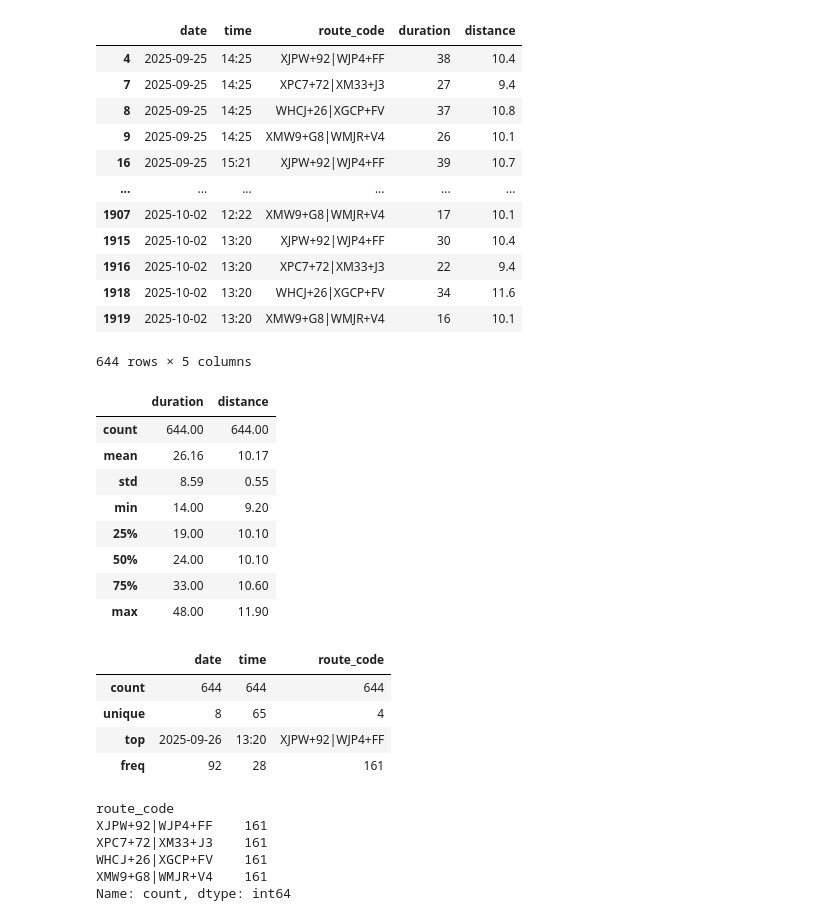
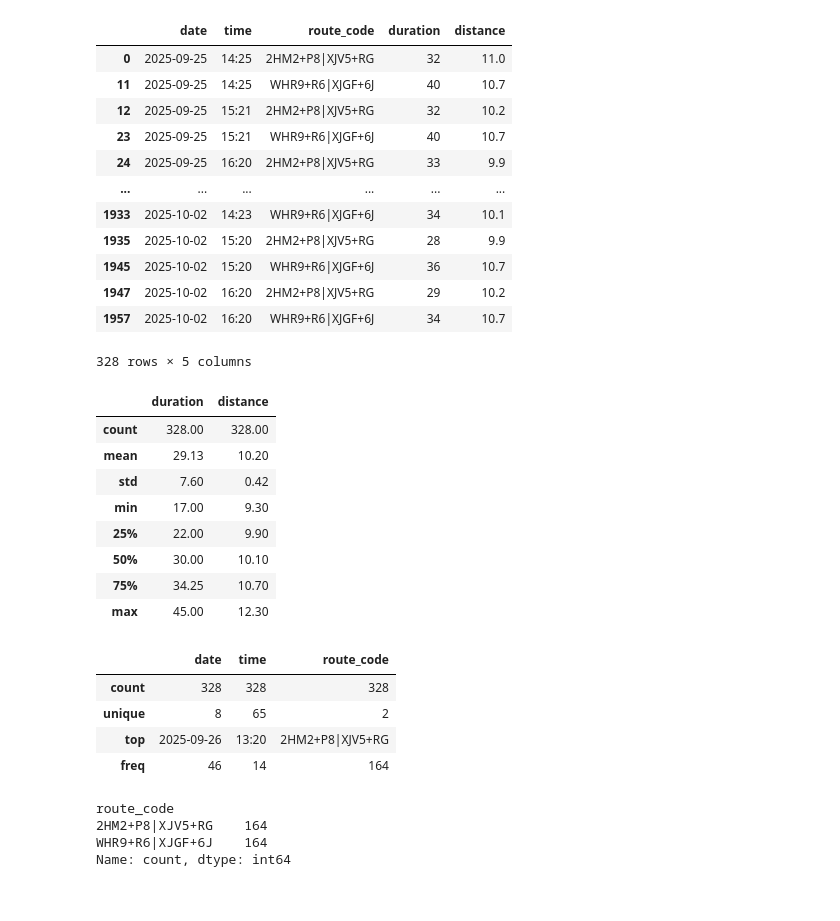
Before and after one commit to thecont1/blr-traffic-monitor, a Jupyter notebook: traffic_visual.ipynb, the cells around one changed output. Saved outputs shown, nothing was run; the diff lists cells and outputs as text; code cells hidden in the pictures.

```diff
--- a/traffic_visual.ipynb
+++ b/traffic_visual.ipynb
@@ -8,65 +9,63 @@ import seaborn as sns
 # %%
 routes_df = pd.DataFrame({
     "route_code": [
-#        "2HM2+P8|XJV5+RG",     # Jaya Prakash Narayana Park -> Coles Park, Fraser Town
+        "2HM2+P8|XJV5+RG",     # Jaya Prakash Narayana Park -> Coles Park, Fraser Town
 #        "VJRQ+2M|RMJJ+F4",     # Kudlu Gate Metro Station -> Biocon Campus
 #        "WH5F+26|WJ8X+F5W",    # Jaya Prakash Nagar Metro Station -> Hemavathi Park, HSR Layout
-        "XJPW+92|WJP4+FF",     # Swami Vivekananda Road Metro Station -> Christ University, Hosur Main Road
+#        "XJPW+92|WJP4+FF",     # Swami Vivekananda Road Metro Station -> Christ University, Hosur Main Road
 #        "2HVW+G8|XJXR+WG",     # Bethel AG Church, Hebbal -> SMVT Railway Station
 #        "WGG8+G5|XH7P+G6",     # The Watering Hole, Rajarajeshwari Nagar -> Sir Puttanna Chetty Town Hall, Bangalore
-        "XPC7+72|XM33+J3",     # The Rameshwaram Cafe @ Brookfield -> Gawky Goose, Wind Tunnel Rd
-        "WHCJ+26|XGCP+FV",     # RV Road Metro Station, Jayanagar 5th Block -> Vijayanagar Metro Station, Chord Road
-        "XMW9+G8|WMJR+V4",     # Benniganahalli Metro Station -> Embassy TechVillage, Devarabisanahalli
+#        "XPC7+72|XM33+J3",     # The Rameshwaram Cafe @ Brookfield -> Gawky Goose, Wind Tunnel Rd
+#        "WHCJ+26|XGCP+FV",     # RV Road Metro Station, Jayanagar 5th Block -> Vijayanagar Metro Station, Chord Road
+#        "XMW9+G8|WMJR+V4",     # Benniganahalli Metro Station -> Embassy TechVillage, Devarabisanahalli
 #        "XHJ7+MG|WJM6+VC",     # Lulu Mall Bengaluru -> Nexus Mall Koramangala
-#        "WHR9+R6|XJGF+6J",     # Big Bull Temple, Basavanagudi -> Shri Someshwara Swamy Temple, Halasuru
+        "WHR9+R6|XJGF+6J",     # Big Bull Temple, Basavanagudi -> Shri Someshwara Swamy Temple, Halasuru
+#        "XJG4+7J|5PX4+HQ",      # MG Road Metro Station -> Kempegowda International Airport, Bengaluru
 ]})
-# routes_df = pd.DataFrame({"route_code": ["XJG4+7J|5PX4+HQ"]})
 
 locations = pd.read_csv("csv-locations_12.9514242_77.6590212.csv").to_dict(orient='list')
 locate = lambda plus_code: locations['location'][locations['plus_code'].index(plus_code)]
 
 df = pd.read_csv("csv-bangalore_traffic.csv")
 # Keep only those rows of df that correspond to routes in routes_df
 df = df[df['route_code'].isin(routes_df['route_code'])]
 display(df)
 # %% [output]
 |  | date | time | route_code | duration | distance |
-| 4 | 2025-09-25 | 14:25 | XJPW+92|WJP4+FF | 38 | 10.4 |
-| 7 | 2025-09-25 | 14:25 | XPC7+72|XM33+J3 | 27 | 9.4 |
-| 8 | 2025-09-25 | 14:25 | WHCJ+26|XGCP+FV | 37 | 10.8 |
-| 9 | 2025-09-25 | 14:25 | XMW9+G8|WMJR+V4 | 26 | 10.1 |
-| 16 | 2025-09-25 | 15:21 | XJPW+92|WJP4+FF | 39 | 10.7 |
+| 0 | 2025-09-25 | 14:25 | 2HM2+P8|XJV5+RG | 32 | 11.0 |
+| 11 | 2025-09-25 | 14:25 | WHR9+R6|XJGF+6J | 40 | 10.7 |
+| 12 | 2025-09-25 | 15:21 | 2HM2+P8|XJV5+RG | 32 | 10.2 |
+| 23 | 2025-09-25 | 15:21 | WHR9+R6|XJGF+6J | 40 | 10.7 |
+| 24 | 2025-09-25 | 16:20 | 2HM2+P8|XJV5+RG | 33 | 9.9 |
 | ... | ... | ... | ... | ... | ... |
-| 1907 | 2025-10-02 | 12:22 | XMW9+G8|WMJR+V4 | 17 | 10.1 |
-| 1915 | 2025-10-02 | 13:20 | XJPW+92|WJP4+FF | 30 | 10.4 |
-| 1916 | 2025-10-02 | 13:20 | XPC7+72|XM33+J3 | 22 | 9.4 |
-| 1918 | 2025-10-02 | 13:20 | WHCJ+26|XGCP+FV | 34 | 11.6 |
-| 1919 | 2025-10-02 | 13:20 | XMW9+G8|WMJR+V4 | 16 | 10.1 |
+| 1933 | 2025-10-02 | 14:23 | WHR9+R6|XJGF+6J | 34 | 10.1 |
+| 1935 | 2025-10-02 | 15:20 | 2HM2+P8|XJV5+RG | 28 | 9.9 |
+| 1945 | 2025-10-02 | 15:20 | WHR9+R6|XJGF+6J | 36 | 10.7 |
+| 1947 | 2025-10-02 | 16:20 | 2HM2+P8|XJV5+RG | 29 | 10.2 |
+| 1957 | 2025-10-02 | 16:20 | WHR9+R6|XJGF+6J | 34 | 10.7 |
-644 rows × 5 columns
+328 rows × 5 columns
 # %%
 display(df.describe().round(2))
 display(df.describe(exclude='number'))
 display(df['route_code'].value_counts())
 # %% [output]
 |  | duration | distance |
-| count | 644.00 | 644.00 |
-| mean | 26.16 | 10.17 |
-| std | 8.59 | 0.55 |
-| min | 14.00 | 9.20 |
-| 25% | 19.00 | 10.10 |
-| 50% | 24.00 | 10.10 |
-| 75% | 33.00 | 10.60 |
-| max | 48.00 | 11.90 |
+| count | 328.00 | 328.00 |
+| mean | 29.13 | 10.20 |
+| std | 7.60 | 0.42 |
+| min | 17.00 | 9.30 |
+| 25% | 22.00 | 9.90 |
+| 50% | 30.00 | 10.10 |
+| 75% | 34.25 | 10.70 |
+| max | 45.00 | 12.30 |
 |  | date | time | route_code |
-| count | 644 | 644 | 644 |
-| unique | 8 | 65 | 4 |
-| top | 2025-09-26 | 13:20 | XJPW+92|WJP4+FF |
-| freq | 92 | 28 | 161 |
+| count | 328 | 328 | 328 |
+| unique | 8 | 65 | 2 |
+| top | 2025-09-26 | 13:20 | 2HM2+P8|XJV5+RG |
+| freq | 46 | 14 | 164 |
 route_code
-XJPW+92|WJP4+FF    161
-XPC7+72|XM33+J3    161
-WHCJ+26|XGCP+FV    161
-XMW9+G8|WMJR+V4    161
+2HM2+P8|XJV5+RG    164
+WHR9+R6|XJGF+6J    164
 Name: count, dtype: int64
 # %%
 def transformed_data(df_in):
```
Also changed, not shown: parts of 6 cells of this notebook.
